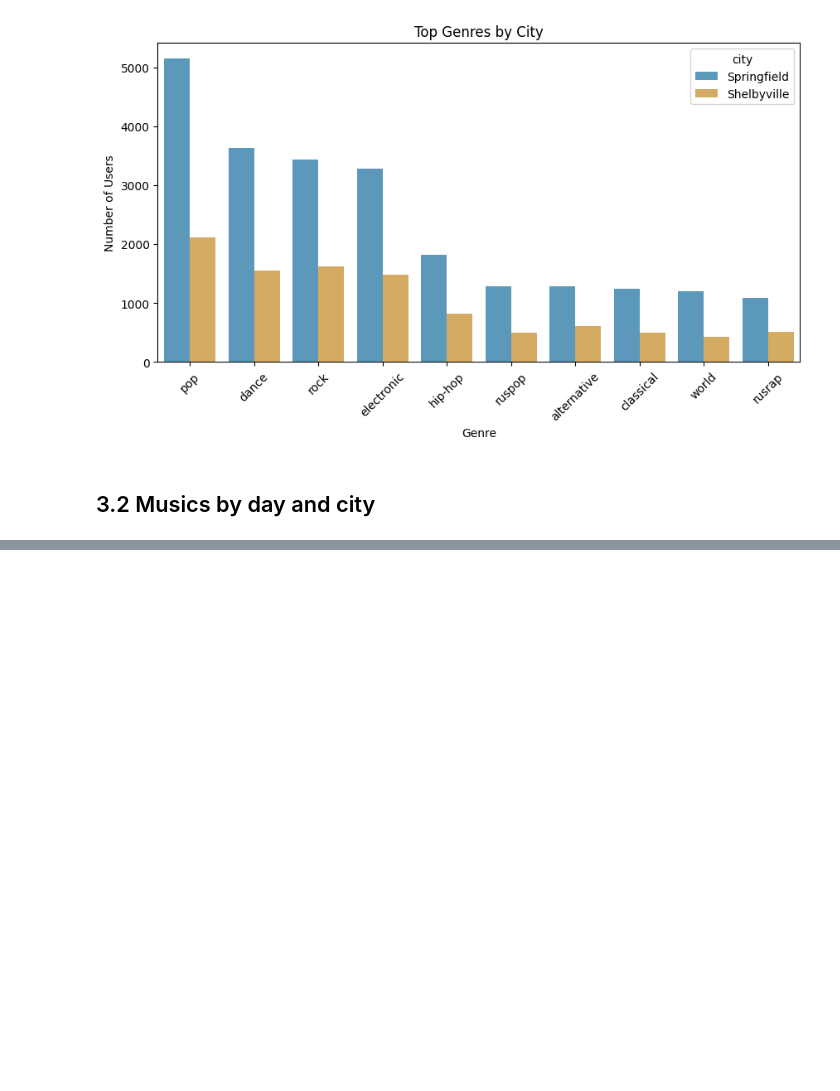
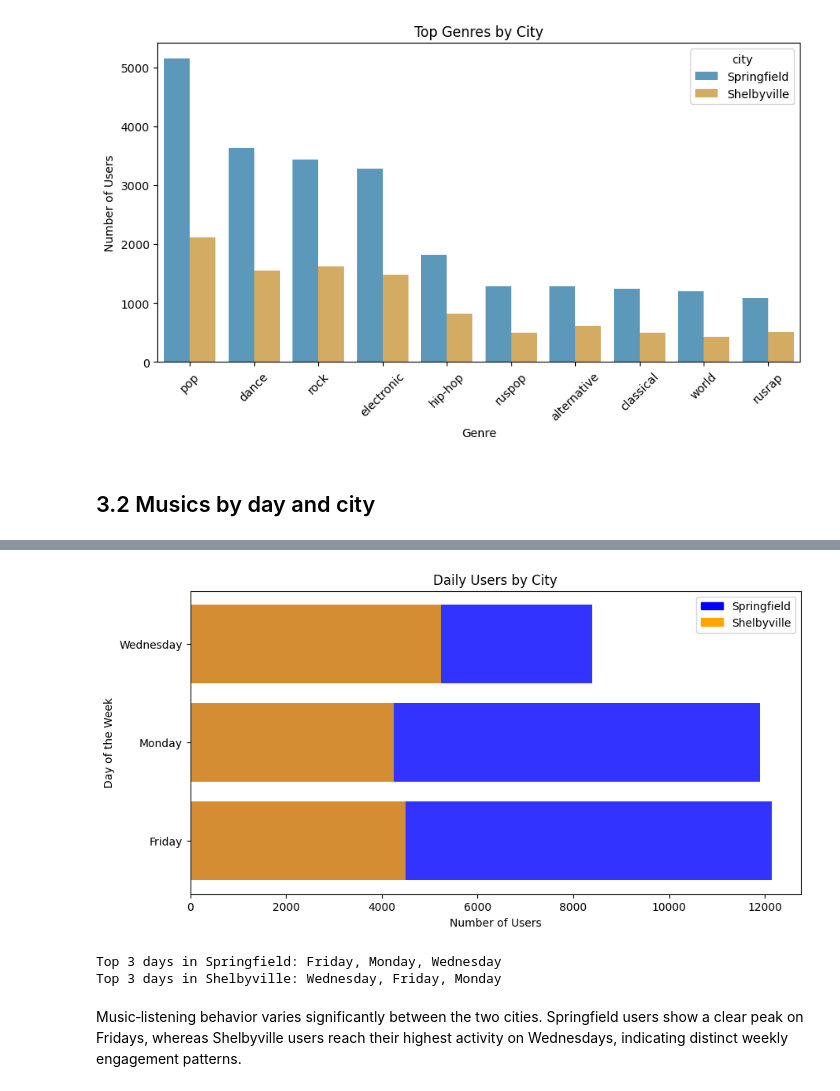
Before and after one commit to Faissen/Musical-preferences-Springfield-vs-Shelbyville---Tripleten-Bootcamp, a Jupyter notebook: Data_analysis.ipynb, the cells around one changed output, grey strips where cells are left out. Saved outputs shown, nothing was run; the diff lists cells and outputs as text; code cells hidden in the pictures; blank space fills up the shorter version.

Commit message:
Daily users by city plotted

```diff
--- a/Data_analysis.ipynb
+++ b/Data_analysis.ipynb
@@ -76,0 +94,52 @@ plt.show() #Display the plot
+# %%
+#Filter users by day
+music_daily = (music_df.groupby(['city','day'])['user_id']
+               .nunique()
+               .reset_index(name='daily_users')
+               .sort_values(by='daily_users', ascending=False))
+#print(music_daily.head())
+
+#Plot daily users by city
+plt.figure(figsize=(10,5))
+plt.barh(y=music_daily['day'],
+        width=music_daily['daily_users'],
+        alpha=0.8,
+        linestyle='dashed',
+        color=['blue' if city == 'Springfield' else 'orange' for city in music_daily['city']]
+)
+
+# Create patches for legend
+spring_patch = mpatches.Patch(color='blue', label='Springfield')
+shelby_patch = mpatches.Patch(color='orange', label='Shelbyville')
+plt.legend(handles=[spring_patch, shelby_patch])
+
+#Plot customization
+plt.title('Daily Users by City')
+plt.xlabel('Number of Users')
+plt.ylabel('Day of the Week')
+plt.show()
+# %% [output]
+[figure, added]
+# %%
+# Function to get top 3 days per city
+def top_days_per_city(df, city):
+    #Filter data for the specified city
+    city_data = df[df['city'] == city]
+    #Group by day and count unique users
+    top_days = (city_data.groupby('day')['user_id']
+                .nunique()
+                .reset_index(name='num_users')
+                .sort_values(by='num_users', ascending=False)
+                .head(3))
+    return top_days
+
+#Get top days for each city
+top_days_sprg = top_days_per_city(music_df, 'Springfield')
+top_days_shlb = top_days_per_city(music_df, 'Shelbyville')
+print(f'Top 3 days in Springfield: {", ".join(top_days_sprg["day"])}')
+print(f'Top 3 days in Shelbyville: {", ".join(top_days_shlb["day"])}')
+# %% [output]
+Top 3 days in Springfield: Friday, Monday, Wednesday
+Top 3 days in Shelbyville: Wednesday, Friday, Monday
+# %% [markdown]
+Music‑listening behavior varies significantly between the two cities. Springfield users show a clear peak on Fridays, whereas Shelbyville users reach their highest activity on Wednesdays, indicating distinct weekly engagement patterns.
```
Also changed, not shown: parts of 2 cells of this notebook.
